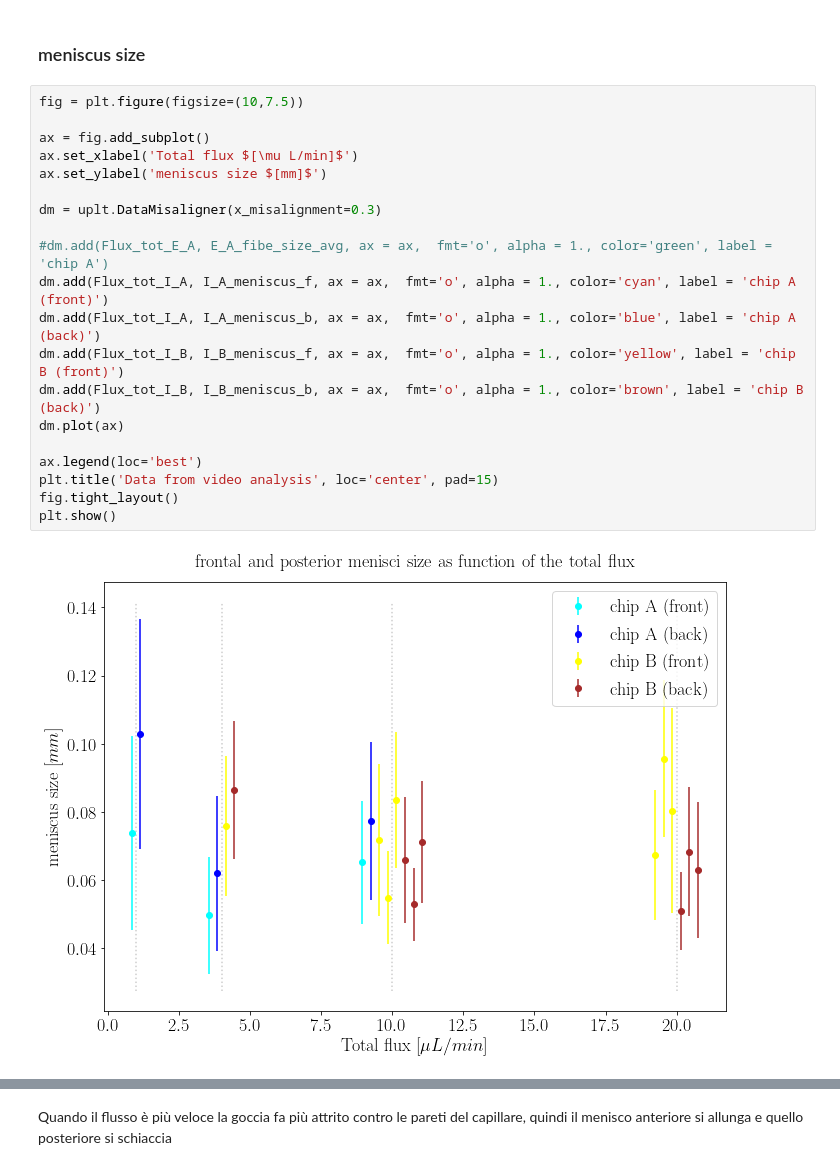
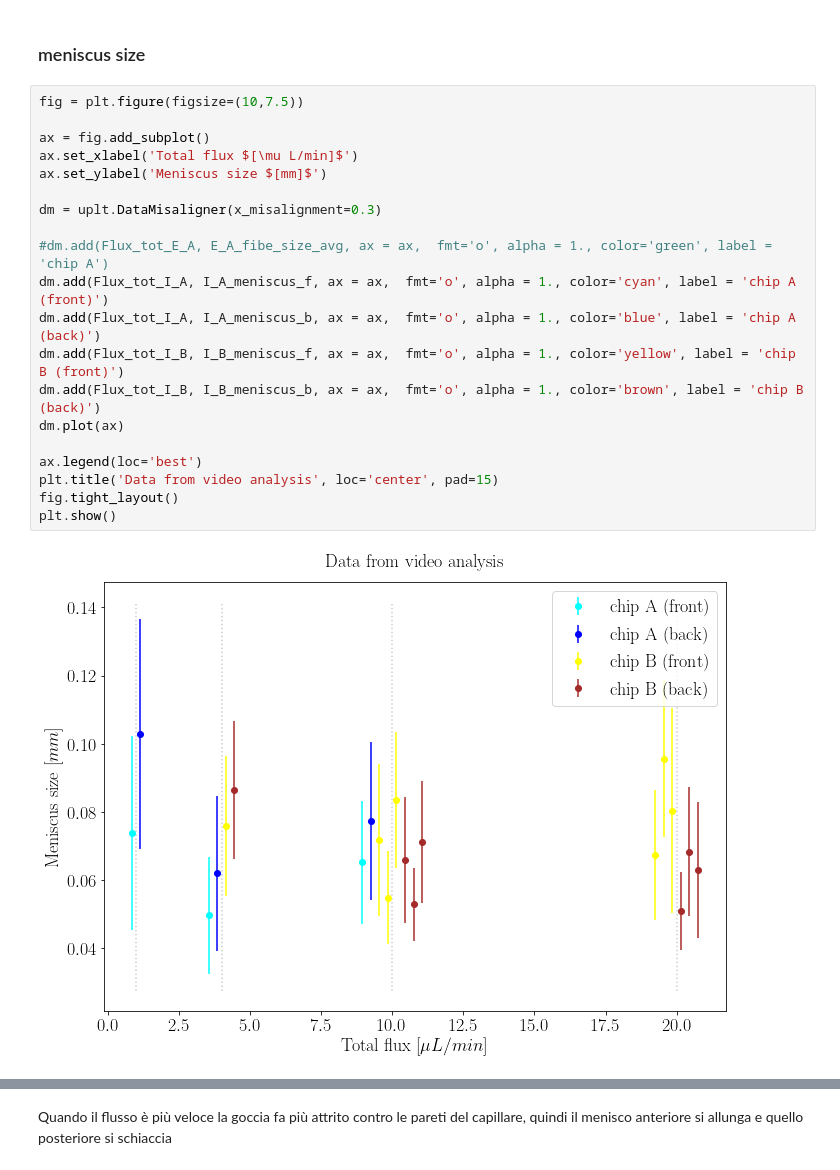
Before and after one commit to AlessandroLovo/T-junction, a Jupyter notebook: T-data/Results/Finisher_Rev2.ipynb, the cells around one changed output, grey strips where cells are left out. Drawn from its saved outputs; the diff is of its cells as text.

```diff
--- a/T-data/Results/Finisher_Rev2.ipynb
+++ b/T-data/Results/Finisher_Rev2.ipynb
@@ -773,25 +785,25 @@ Ci aspettavamo a = 0.236
 # %%
 fig = plt.figure(figsize=(10,7.5))
 
 ax = fig.add_subplot()
 ax.set_xlabel('Total flux $[\mu L/min]$')
-ax.set_ylabel('meniscus size $[mm]$')
+ax.set_ylabel('Meniscus size $[mm]$')
 
 dm = uplt.DataMisaligner(x_misalignment=0.3)
 
 #dm.add(Flux_tot_E_A, E_A_fibe_size_avg, ax = ax,  fmt='o', alpha = 1., color='green', label = 'chip A')
 dm.add(Flux_tot_I_A, I_A_meniscus_f, ax = ax,  fmt='o', alpha = 1., color='cyan', label = 'chip A (front)')
 dm.add(Flux_tot_I_A, I_A_meniscus_b, ax = ax,  fmt='o', alpha = 1., color='blue', label = 'chip A (back)')
 dm.add(Flux_tot_I_B, I_B_meniscus_f, ax = ax,  fmt='o', alpha = 1., color='yellow', label = 'chip B (front)')
 dm.add(Flux_tot_I_B, I_B_meniscus_b, ax = ax,  fmt='o', alpha = 1., color='brown', label = 'chip B (back)')
 dm.plot(ax)
 
 ax.legend(loc='best')
 plt.title('Data from video analysis', loc='center', pad=15)
 fig.tight_layout()
 plt.show()
 # %% [output]
-[figure, old version]
+[figure, new version]
 # %%
 fig = plt.figure(figsize=(10,7.5))
 
```
Also changed, not shown: parts of 10 cells of this notebook, 9 other files.
